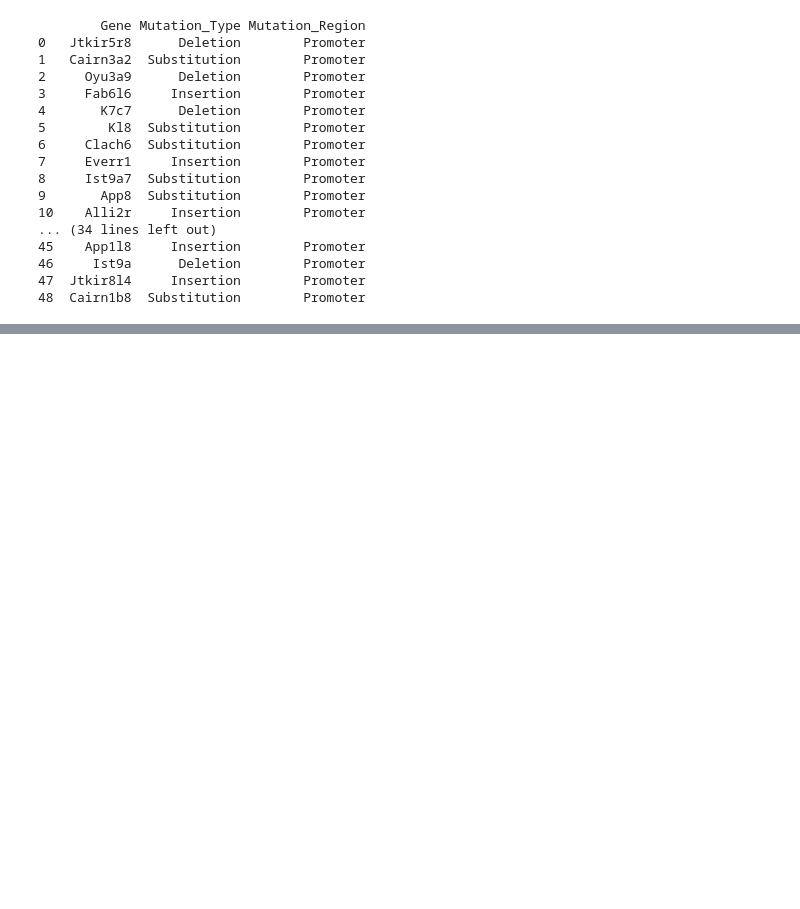
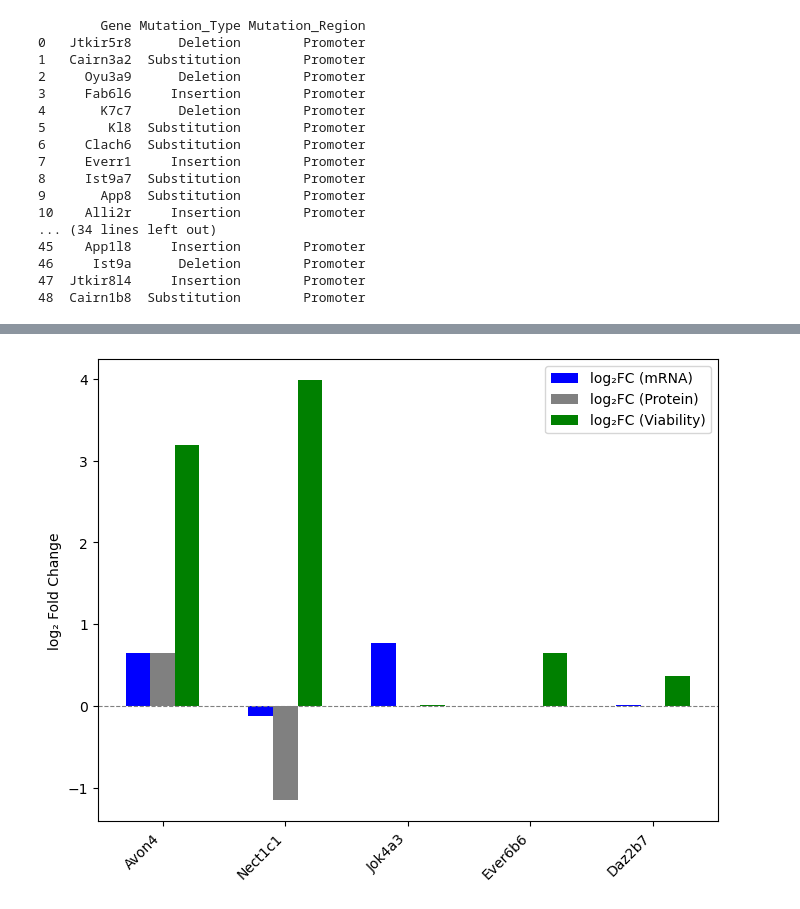
Before and after one commit to eileencalantz/BioComp-Report, a Jupyter notebook: Report 2.ipynb, the cells around one changed output, grey strips where cells are left out. Saved outputs shown, nothing was run; the diff lists cells and outputs as text; code cells hidden in the pictures; blank space fills up the shorter version.

```diff
--- a/Report 2.ipynb
+++ b/Report 2.ipynb
@@ -307,0 +196,40 @@ plt.show()
+# %%
+# ---- Calculating log2FC ----
+df = df[
+    (df["mRNA_Exp_WT_Avg"] > 0) &
+    (df["mRNA_Exp_Mut_Avg"] > 0) &
+    (df["Protein_Exp_WT_Avg"] > 0) &
+    (df["Protein_Exp_Mut_Avg"] > 0) &
+    (df["CellViability_WT_Avg"] > 0) &
+    (df["CellViability_Mut_Avg"] > 0)].copy()
+
+df["log2FC_mRNA"] = np.log2(df["mRNA_Exp_Mut_Avg"] / df["mRNA_Exp_WT_Avg"])
+df["log2FC_protein"] = np.log2(df["Protein_Exp_Mut_Avg"] / df["Protein_Exp_WT_Avg"])
+df["log2FC_viability"] = np.log2(df["CellViability_Mut_Avg"] / df["CellViability_WT_Avg"])
+# %%
+# ---- Creating a composite score of log2FC ----
+df["composite_score"] = (df["log2FC_mRNA"] + df["log2FC_protein"] + df["log2FC_viability"])
+top5_genes = df.sort_values("composite_score", ascending=False).head(5)
+# %%
+# --- Creating a Grouped barplot based on log2FC for top 5 genes ---
+top_genes = df.sort_values("composite_score", ascending=False).head(5)
+
+metrics = ["log2FC_mRNA", "log2FC_protein", "log2FC_viability"]
+labels = ["log₂FC (mRNA)", "log₂FC (Protein)", "log₂FC (Viability)"]
+colors = ["blue", "gray", "green"]
+
+x = np.arange(len(top_genes))
+width = 0.2
+
+fig, ax = plt.subplots(figsize=(8, 6))
+for i, (metric, label, color) in enumerate(zip(metrics, labels, colors)):
+    ax.bar(x + i*width - width, top_genes[metric], width, label=label, color=color)
+
+ax.set_xticks(x)
+ax.set_xticklabels(top_genes["Gene"], rotation=45, ha="right")
+ax.set_ylabel("log₂ Fold Change")
+ax.axhline(0, color='gray', linestyle='--', linewidth=0.8)
+ax.legend()
+plt.show()
+# %% [output]
+[figure, added]
```
Also changed, not shown: parts of 19 cells of this notebook.
